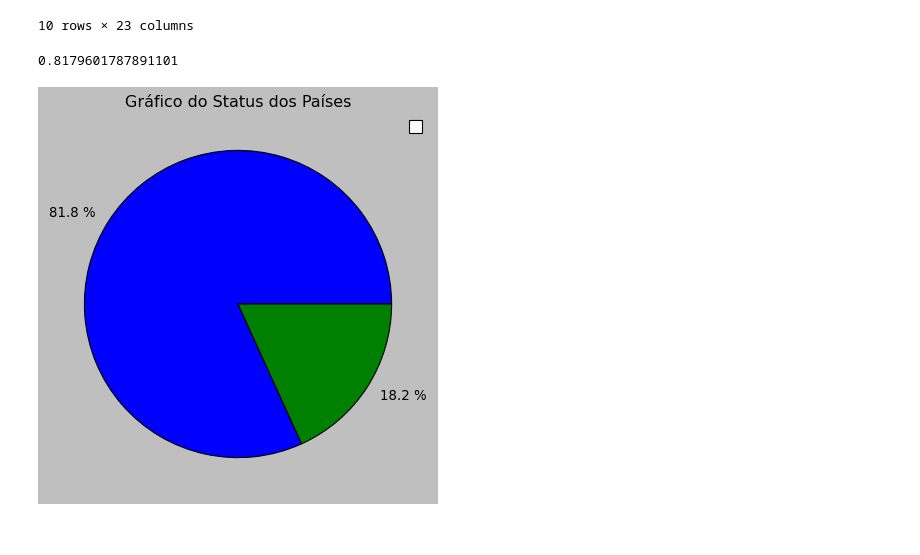
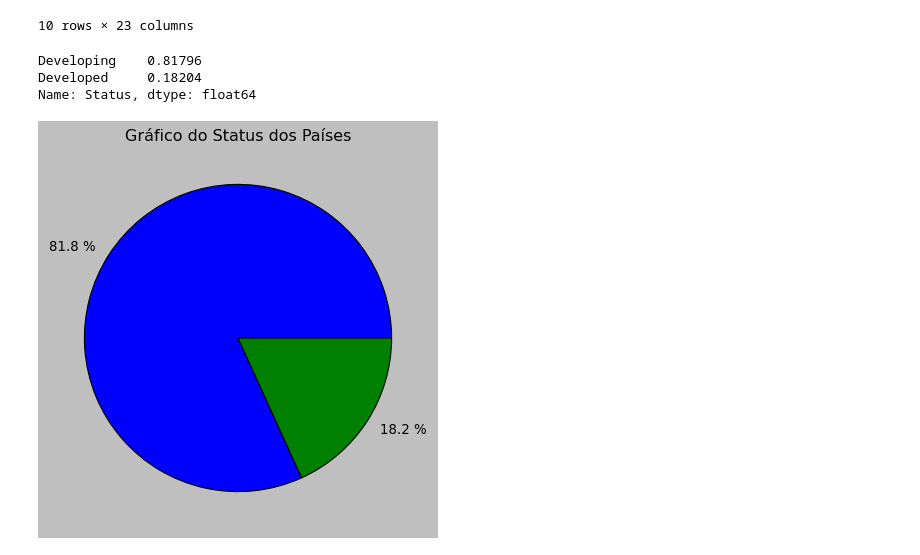
Before and after one commit to Edmurcn/Fis._Estat._Comp., a Jupyter notebook: Intro._Ciencia_Dados/Aulas/Aula 2/quest2.ipynb, the cells around one changed output. Drawn from its saved outputs; the diff is of its cells as text; code cells hidden in the pictures.

```diff
--- a/Intro._Ciencia_Dados/Aulas/Aula 2/quest2.ipynb
+++ b/Intro._Ciencia_Dados/Aulas/Aula 2/quest2.ipynb
@@ -36,19 +36,21 @@ df.head(10)
 10 rows × 23 columns
 # %%
 qntd_status = df["Status"].value_counts(normalize=True)
-nomes = np.unique(df["Status"])
+
+print(qntd_status)
 
 qntd2 = np.array(qntd_status).round(3)
 legend = []
 
-for i in nomes:
-
+for i in qntd2:
+    legend.append(f"{i*100} %")
 
 plt.style.use("classic")
 plt.title("Gráfico do Status dos Países")
-plt.legend(nomes)
 plt.pie(qntd_status, labels=legend)
 plt.show()
 # %% [output]
-0.8179601787891101
+Developing    0.81796
+Developed     0.18204
+Name: Status, dtype: float64
-[figure, old version]
+[figure, new version]
```
Also changed, not shown: parts of 3 cells of this notebook.
